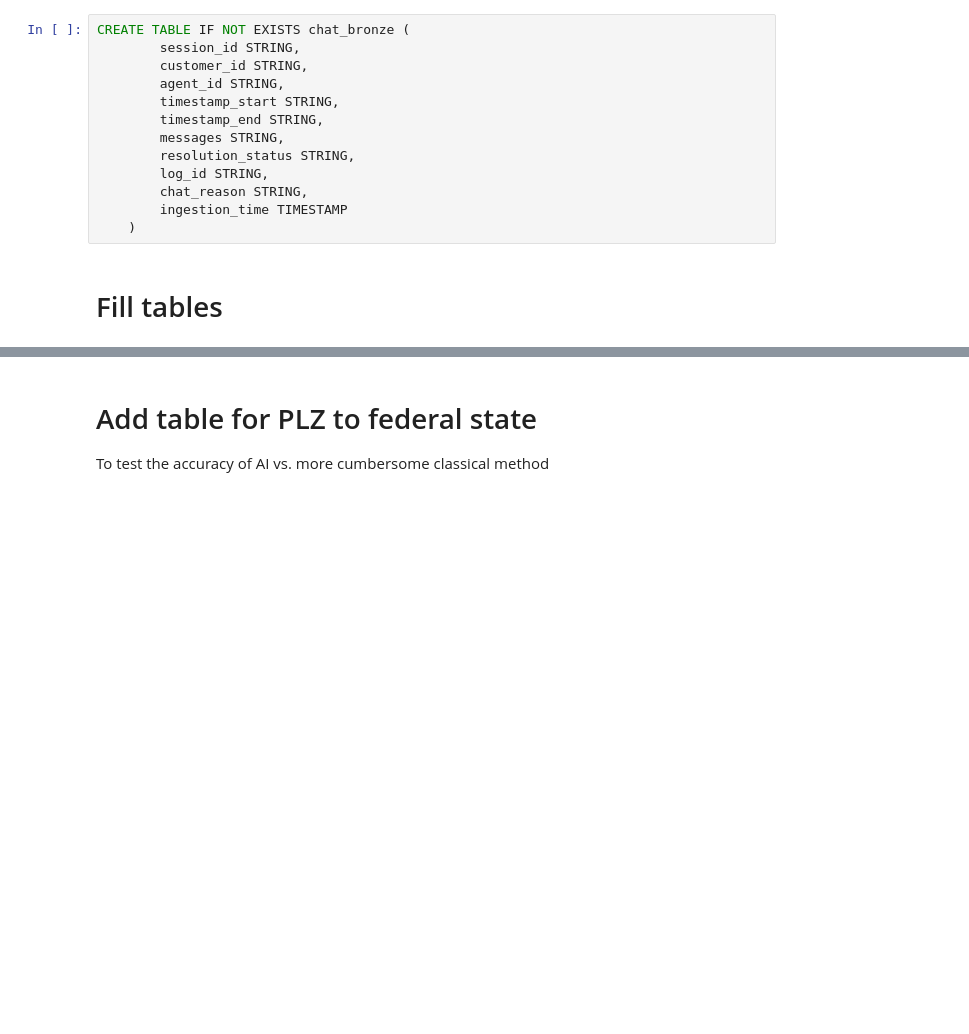
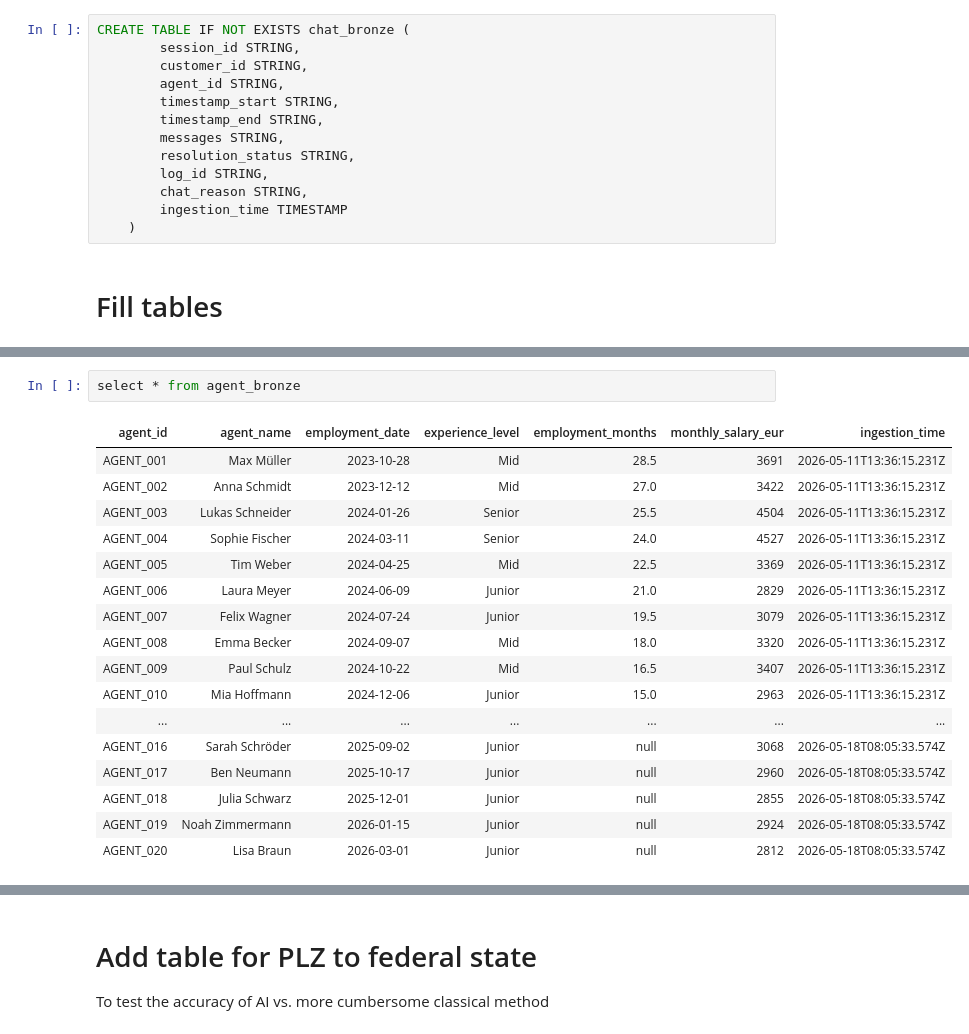
Before and after one commit to nimer03/databricks_demo, a Jupyter notebook: notebooks/customer_service_bronze.ipynb, the cells around one changed output, grey strips where cells are left out. Drawn from its saved outputs; the diff is of its cells as text; blank space fills up the shorter version.

Commit message:
Analyse bronze data

```diff
--- a/notebooks/customer_service_bronze.ipynb
+++ b/notebooks/customer_service_bronze.ipynb
@@ -88,6 +85,26 @@ COPY INTO agent_bronze FROM (
 # %% [output]
 | num_affected_rows | num_inserted_rows | num_skipped_corrupt_files |
 | 20 | 20 | 0 |
+# %%
+select * from agent_bronze
+# %% [output]
+| agent_id | agent_name | employment_date | experience_level | employment_months | monthly_salary_eur | ingestion_time |
+| AGENT_001 | Max Müller | 2023-10-28 | Mid | 28.5 | 3691 | 2026-05-11T13:36:15.231Z |
+| AGENT_002 | Anna Schmidt | 2023-12-12 | Mid | 27.0 | 3422 | 2026-05-11T13:36:15.231Z |
+| AGENT_003 | Lukas Schneider | 2024-01-26 | Senior | 25.5 | 4504 | 2026-05-11T13:36:15.231Z |
+| AGENT_004 | Sophie Fischer | 2024-03-11 | Senior | 24.0 | 4527 | 2026-05-11T13:36:15.231Z |
+| AGENT_005 | Tim Weber | 2024-04-25 | Mid | 22.5 | 3369 | 2026-05-11T13:36:15.231Z |
+| AGENT_006 | Laura Meyer | 2024-06-09 | Junior | 21.0 | 2829 | 2026-05-11T13:36:15.231Z |
+| AGENT_007 | Felix Wagner | 2024-07-24 | Junior | 19.5 | 3079 | 2026-05-11T13:36:15.231Z |
+| AGENT_008 | Emma Becker | 2024-09-07 | Mid | 18.0 | 3320 | 2026-05-11T13:36:15.231Z |
+| AGENT_009 | Paul Schulz | 2024-10-22 | Mid | 16.5 | 3407 | 2026-05-11T13:36:15.231Z |
+| AGENT_010 | Mia Hoffmann | 2024-12-06 | Junior | 15.0 | 2963 | 2026-05-11T13:36:15.231Z |
+| ... | ... | ... | ... | ... | ... | ... |
+| AGENT_016 | Sarah Schröder | 2025-09-02 | Junior | null | 3068 | 2026-05-18T08:05:33.574Z |
+| AGENT_017 | Ben Neumann | 2025-10-17 | Junior | null | 2960 | 2026-05-18T08:05:33.574Z |
+| AGENT_018 | Julia Schwarz | 2025-12-01 | Junior | null | 2855 | 2026-05-18T08:05:33.574Z |
+| AGENT_019 | Noah Zimmermann | 2026-01-15 | Junior | null | 2924 | 2026-05-18T08:05:33.574Z |
+| AGENT_020 | Lisa Braun | 2026-03-01 | Junior | null | 2812 | 2026-05-18T08:05:33.574Z |
 # %%
 %python
 
```
Also changed, not shown: parts of 9 cells of this notebook, 5 other files.
